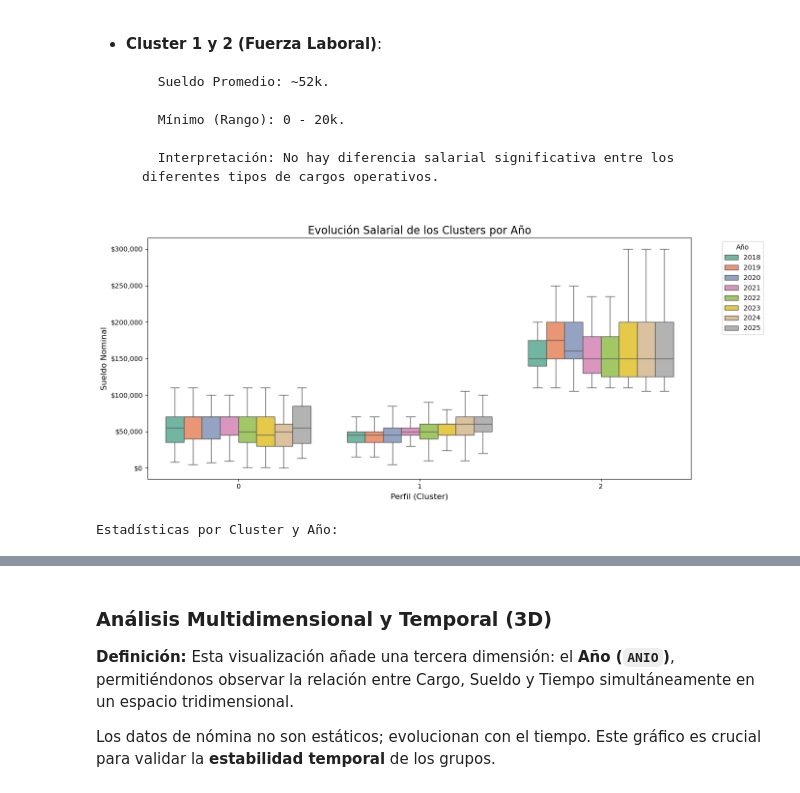
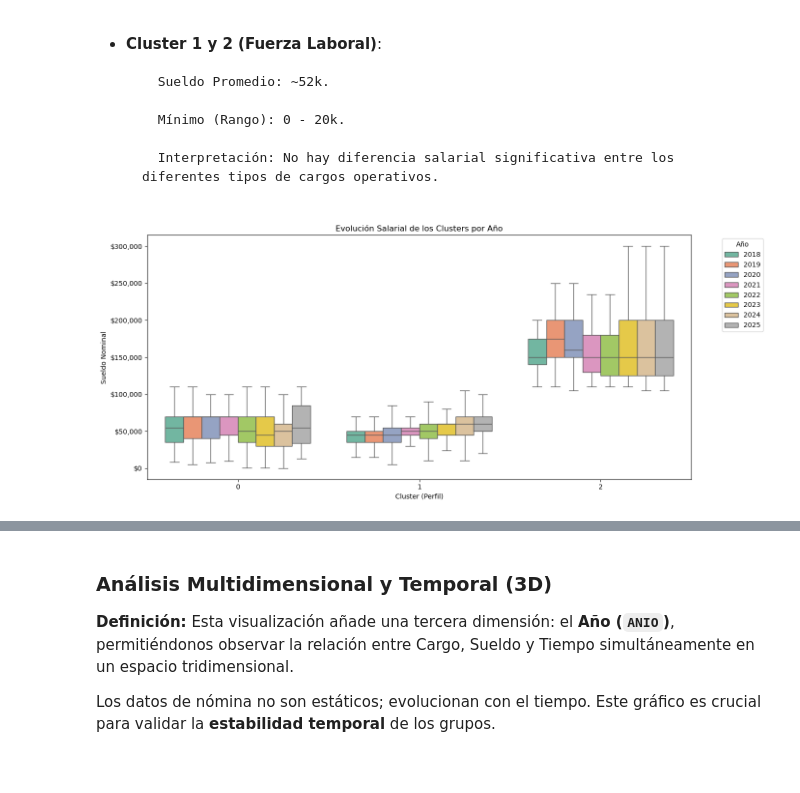
Before and after one commit to TZeik/icc321-2025-final, a Jupyter notebook: modelo_mineria.ipynb, the cells around one changed output, grey strips where cells are left out. Cells and saved outputs as stored; diff of their text form; code cells hidden in the pictures.

```diff
--- a/modelo_mineria.ipynb
+++ b/modelo_mineria.ipynb
@@ -73,15 +68,14 @@ El algoritmo K-Means es sensible a la escala de los datos y solo trabaja con var
 # %%
-# Label Encoding para el Cargo (Texto -> Número)
+# Label Encoding
 le_cargo = LabelEncoder()
-df_model['cargo_code'] = le_cargo.fit_transform(df_model['cargo'])
+df_model['cargo_code'] = le_cargo.fit_transform(df_model['cargo_nombre'])
 
 # Selección de Variables para Clustering
-# Usamos Sueldo Nominal y el Código del Cargo para agrupar por "Jerarquía y Pago"
 X = df_model[['sueldo_nominal', 'cargo_code']]
 
-# Escalado de Datos (Importante para K-Means)
+# Escalado de Datos
 scaler = StandardScaler()
 X_scaled = scaler.fit_transform(X)
 
-print("Datos preprocesados y escalados. Listos para el modelo.")
+print("Datos preprocesados y escalados. Variables usadas: Sueldo Nominal y Código de Cargo.")
 # %% [output]
@@ -216,32 +216,25 @@ Es la herramienta principal para la **interpretación de negocio**. Nos permite
 # %%
 from matplotlib.ticker import FuncFormatter
 
 plt.figure(figsize=(14, 6))
 
-# Boxplot: Distribución de sueldos por Cluster desglosado por Año
 sns.boxplot(
     x='CLUSTER',
     y='sueldo_nominal',
+    hue='anio',
     data=df_model,
-    hue='año',
     palette="Set2",
     showfliers=False
 )
 
-# Formato de moneda en Eje Y
 formatter = FuncFormatter(lambda x, _: f"${x:,.0f}")
 plt.gca().yaxis.set_major_formatter(formatter)
 
-plt.title('Evolución Salarial de los Clusters por Año', fontsize=16)
-plt.xlabel('Perfil (Cluster)', fontsize=12)
-plt.ylabel('Sueldo Nominal', fontsize=12)
+plt.title('Evolución Salarial de los Clusters por Año')
+plt.xlabel('Cluster (Perfil)')
+plt.ylabel('Sueldo Nominal')
 plt.legend(title='Año', bbox_to_anchor=(1.05, 1), loc='upper left')
 plt.tight_layout()
 plt.show()
-
-# Tabla resumen
-print("Estadísticas por Cluster y Año:")
-display(df_model.groupby(['CLUSTER', 'año'])['sueldo_nominal'].mean().unstack())
 # %% [output]
-[figure, old version]
+[figure, new version]
-Estadísticas por Cluster y Año:
```
Also changed, not shown: parts of 8 cells of this notebook, 8 other files.
